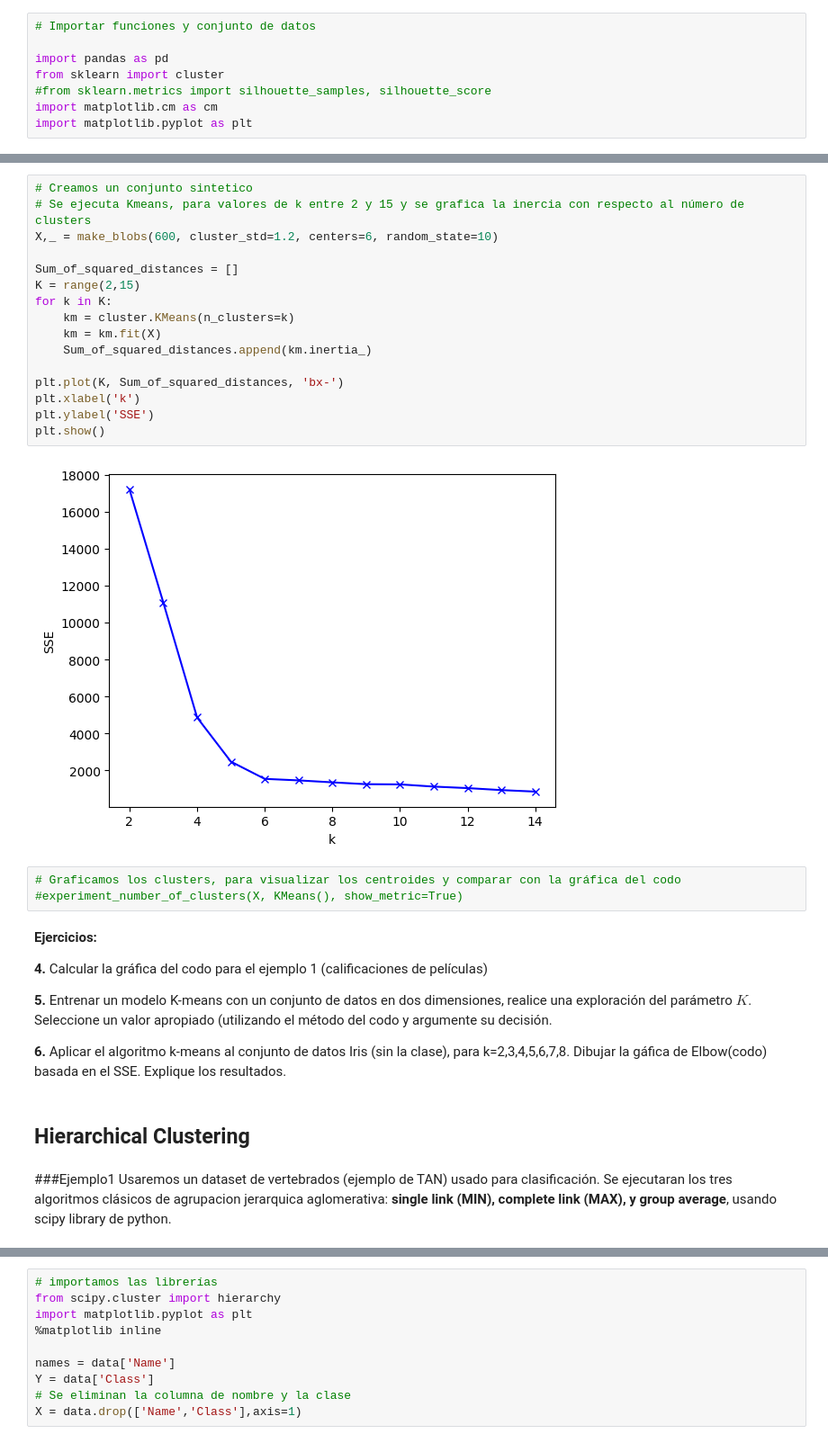
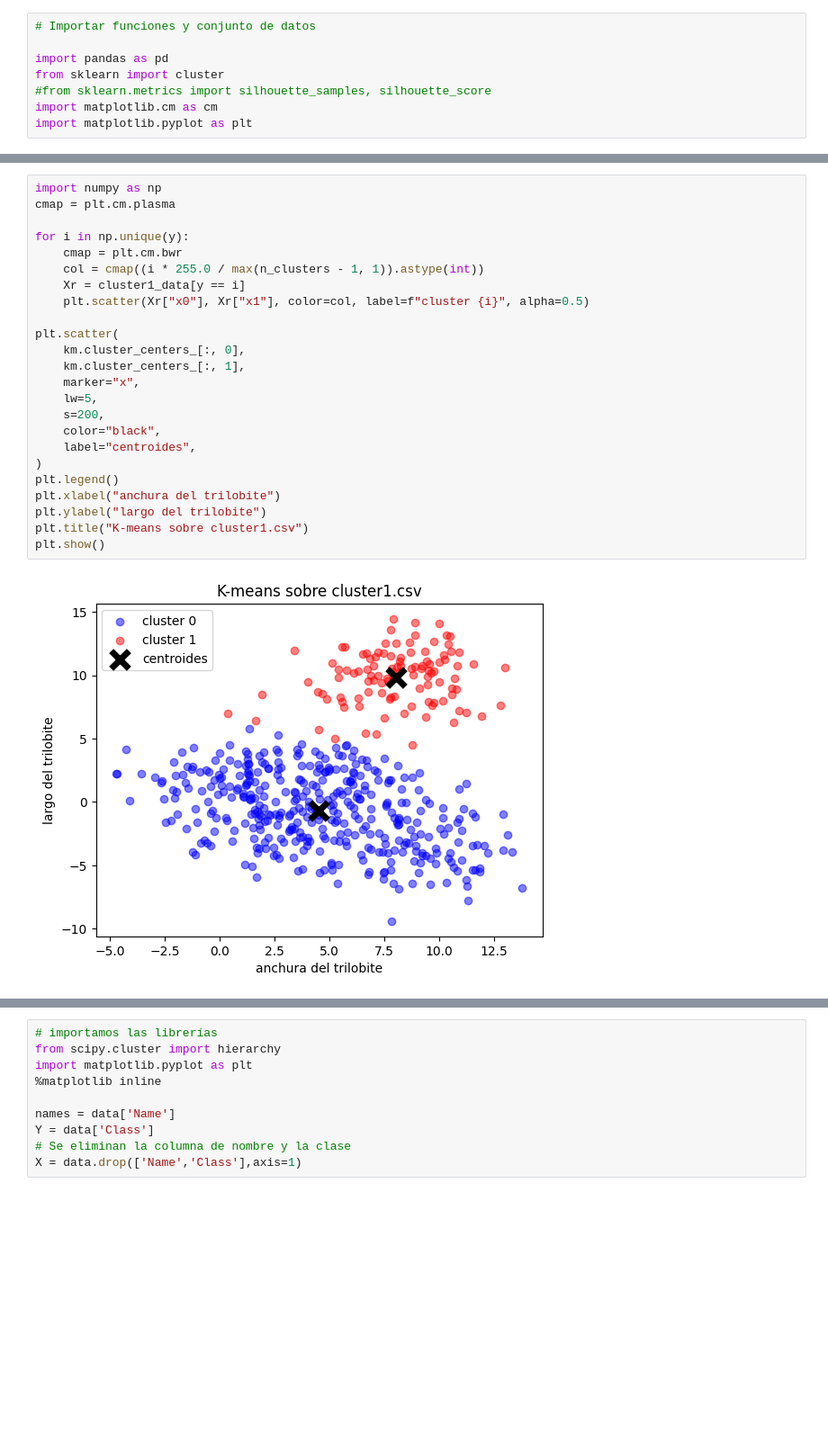
Before and after one commit to Locotin/data-mining, a Jupyter notebook: Actividades/Taller Agrupación/agrupacionMD.ipynb, the cells around one changed output, grey strips where cells are left out. Shown at 90% size. Cells and saved outputs as stored; diff of their text form; blank space fills up the shorter version.

Commit message:
Taller Agrupacion

```diff
--- a/Actividades/Taller Agrupación/agrupacionMD.ipynb
+++ b/Actividades/Taller Agrupación/agrupacionMD.ipynb
@@ -216,35 +197,26 @@ k-means minimiza esta medida, y se utiliza para medir la calidad del cluster. El
-# %%
-# Creamos un conjunto sintetico
-# Se ejecuta Kmeans, para valores de k entre 2 y 15 y se grafica la inercia con respecto al número de clusters
-X,_ = make_blobs(600, cluster_std=1.2, centers=6, random_state=10)
-
-Sum_of_squared_distances = []
-K = range(2,15)
-for k in K:
-    km = cluster.KMeans(n_clusters=k)
-    km = km.fit(X)
-    Sum_of_squared_distances.append(km.inertia_)
-
-plt.plot(K, Sum_of_squared_distances, 'bx-')
-plt.xlabel('k')
-plt.ylabel('SSE')
-plt.show()
-# %% [output]
-[figure, removed]
-# %%
-# Graficamos los clusters, para visualizar los centroides y comparar con la gráfica del codo
-#experiment_number_of_clusters(X, KMeans(), show_metric=True)
-# %% [markdown]
-
-**Ejercicios:**
-
-**4.**  Calcular la gráfica del codo para el ejemplo 1 (calificaciones de películas)
-
-**5.** Entrenar un modelo K-means con un conjunto de datos en dos dimensiones, realice una exploración del parámetro $K$. Seleccione un valor apropiado (utilizando el método del codo y argumente su decisión.
-
-**6.** Aplicar el algoritmo k-means al conjunto de datos Iris (sin la clase), para k=2,3,4,5,6,7,8. Dibujar la gáfica de Elbow(codo) basada en el SSE. Explique los resultados.
-# %% [markdown]
-## Hierarchical Clustering
-# %% [markdown]
-###Ejemplo1
-Usaremos un dataset de vertebrados (ejemplo de TAN) usado para clasificación. Se ejecutaran los tres algoritmos clásicos de agrupacion jerarquica aglomerativa: **single link (MIN), complete link (MAX), y  group average**, usando scipy library de python.
+# %%
+import numpy as np
+cmap = plt.cm.plasma
+
+for i in np.unique(y):
+    cmap = plt.cm.bwr
+    col = cmap((i * 255.0 / max(n_clusters - 1, 1)).astype(int))
+    Xr = cluster1_data[y == i]
+    plt.scatter(Xr["x0"], Xr["x1"], color=col, label=f"cluster {i}", alpha=0.5)
+
+plt.scatter(
+    km.cluster_centers_[:, 0],
+    km.cluster_centers_[:, 1],
+    marker="x",
+    lw=5,
+    s=200,
+    color="black",
+    label="centroides",
+)
+plt.legend()
+plt.xlabel("anchura del trilobite")
+plt.ylabel("largo del trilobite")
+plt.title("K-means sobre cluster1.csv")
+plt.show()
+# %% [output]
+[figure, added]
```
Also changed, not shown: parts of 87 cells of this notebook, 3 other files.
